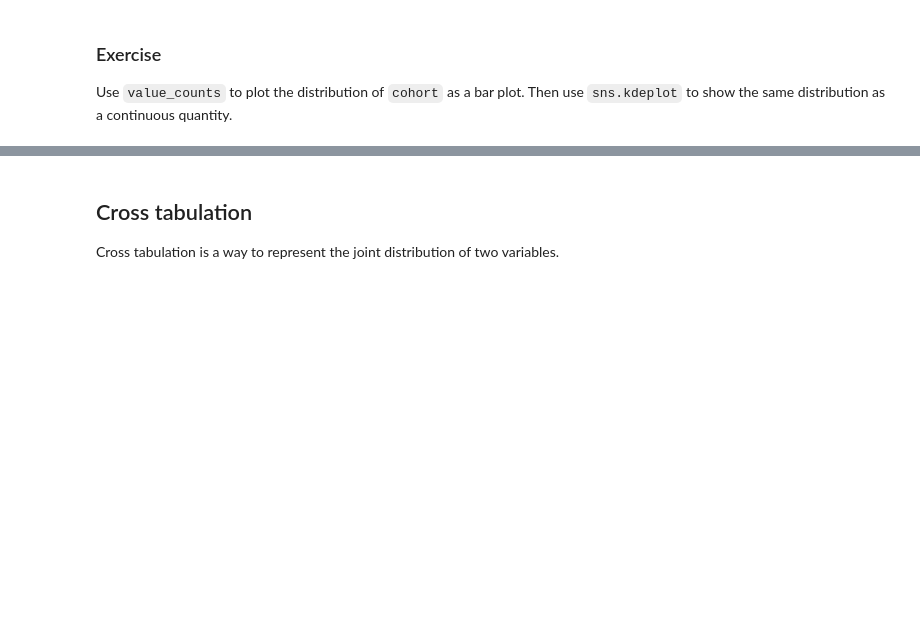
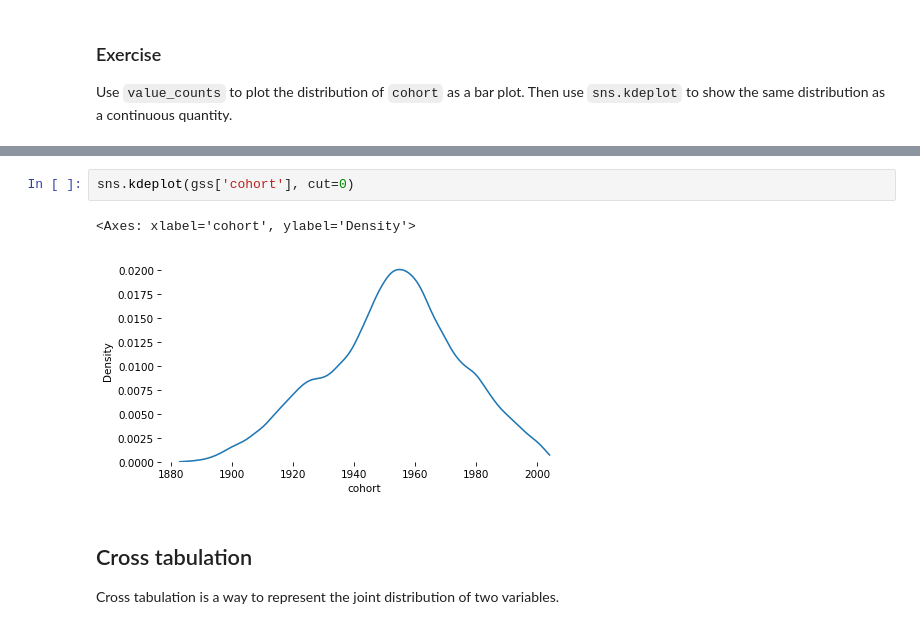
Before and after one commit to JohnAMichel/SurveyDataPandas, a Jupyter notebook: notebooks/01_simpson.ipynb, the cells around one changed output, grey strips where cells are left out. Drawn from its saved outputs; the diff is of its cells as text; blank space fills up the shorter version.

```diff
--- a/notebooks/01_simpson.ipynb
+++ b/notebooks/01_simpson.ipynb
@@ -93,3 +222,8 @@ Then use `sns.kdeplot` to show the same distribution as a continuous quantity.
+# %%
+sns.kdeplot(gss['cohort'], cut=0)
+# %% [output]
+<Axes: xlabel='cohort', ylabel='Density'>
+[figure, added]
 # %% [markdown]
 ## Cross tabulation
 
```
Also changed, not shown: parts of 16 cells of this notebook.
